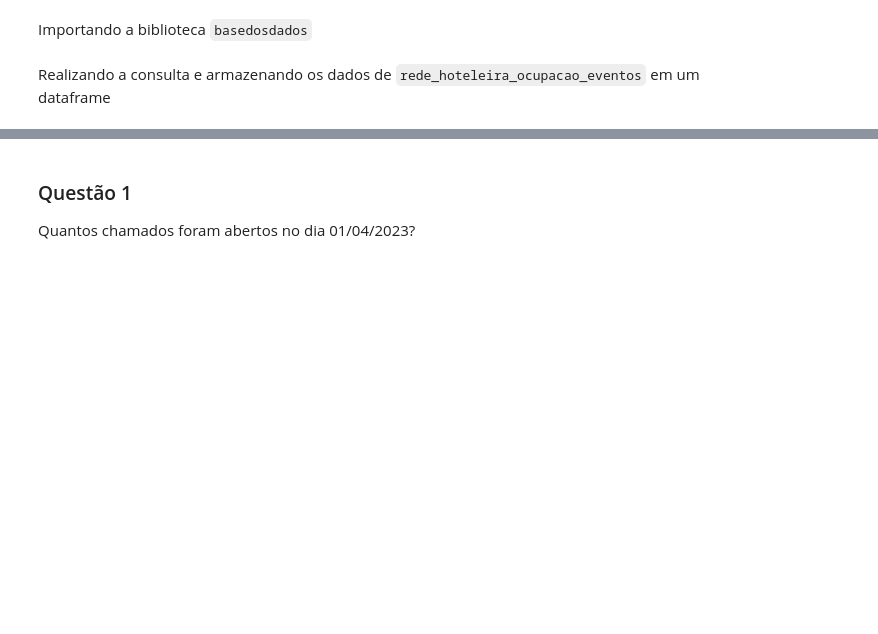
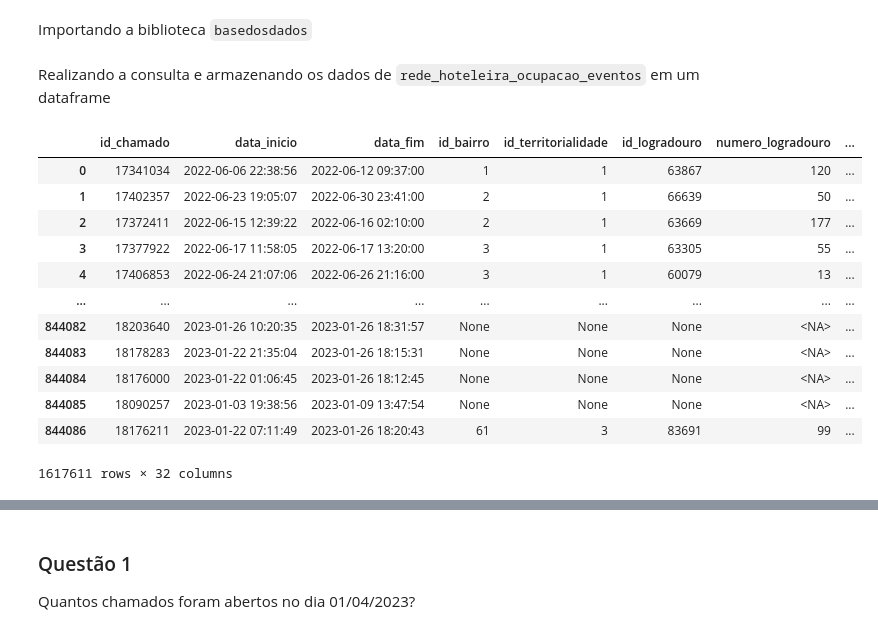
Before and after one commit to BrendowPaolillo-dev/emd-desafio-junior-data-scientist, a Jupyter notebook: analise_python.ipynb, the cells around one changed output, grey strips where cells are left out. Cells and saved outputs as stored; diff of their text form; code cells hidden in the pictures; blank space fills up the shorter version.

```diff
--- a/analise_python.ipynb
+++ b/analise_python.ipynb
@@ -13,3 +14,28 @@ Realizando a consulta e armazenando os dados de ``rede_hoteleira_ocupacao_evento
 # %%
 query = "SELECT * FROM `datario.turismo_fluxo_visitantes.rede_hoteleira_ocupacao_eventos`"
 df_hoteleira = bd.read_sql(query, billing_project_id="teste-dados-rio-brendow")
+# %%
+query = "SELECT * FROM `datario.administracao_servicos_publicos.chamado_1746` WHERE DATE(data_inicio) >= DATE('2022-01-01') AND DATE(data_inicio) < DATE('2023-01-01')"
+df_chamado_sample_2022_2023 = bd.read_sql(query, billing_project_id="teste-dados-rio-brendow")
+# %%
+query = "SELECT * FROM `datario.administracao_servicos_publicos.chamado_1746` WHERE DATE(data_inicio) >= DATE('2023-01-01') AND DATE(data_inicio) <= DATE('2024-01-01')"
+df_chamado_sample_2023_2024 = bd.read_sql(query, billing_project_id="teste-dados-rio-brendow")
+# %%
+frames = [df_chamado_sample_2022_2023, df_chamado_sample_2023_2024]
+
+df_chamado_sample = pd.concat(frames)
+display(df_chamado_sample)
+# %% [output]
+|  | id_chamado | data_inicio | data_fim | id_bairro | id_territorialidade | id_logradouro | numero_logradouro | ... |
+| 0 | 17341034 | 2022-06-06 22:38:56 | 2022-06-12 09:37:00 | 1 | 1 | 63867 | 120 | ... |
+| 1 | 17402357 | 2022-06-23 19:05:07 | 2022-06-30 23:41:00 | 2 | 1 | 66639 | 50 | ... |
+| 2 | 17372411 | 2022-06-15 12:39:22 | 2022-06-16 02:10:00 | 2 | 1 | 63669 | 177 | ... |
+| 3 | 17377922 | 2022-06-17 11:58:05 | 2022-06-17 13:20:00 | 3 | 1 | 63305 | 55 | ... |
+| 4 | 17406853 | 2022-06-24 21:07:06 | 2022-06-26 21:16:00 | 3 | 1 | 60079 | 13 | ... |
+| ... | ... | ... | ... | ... | ... | ... | ... | ... |
+| 844082 | 18203640 | 2023-01-26 10:20:35 | 2023-01-26 18:31:57 | None | None | None | <NA> | ... |
+| 844083 | 18178283 | 2023-01-22 21:35:04 | 2023-01-26 18:15:31 | None | None | None | <NA> | ... |
+| 844084 | 18176000 | 2023-01-22 01:06:45 | 2023-01-26 18:12:45 | None | None | None | <NA> | ... |
+| 844085 | 18090257 | 2023-01-03 19:38:56 | 2023-01-09 13:47:54 | None | None | None | <NA> | ... |
+| 844086 | 18176211 | 2023-01-22 07:11:49 | 2023-01-26 18:20:43 | 61 | 3 | 83691 | 99 | ... |
+1617611 rows × 32 columns
```
Also changed, not shown: parts of 27 cells of this notebook.
